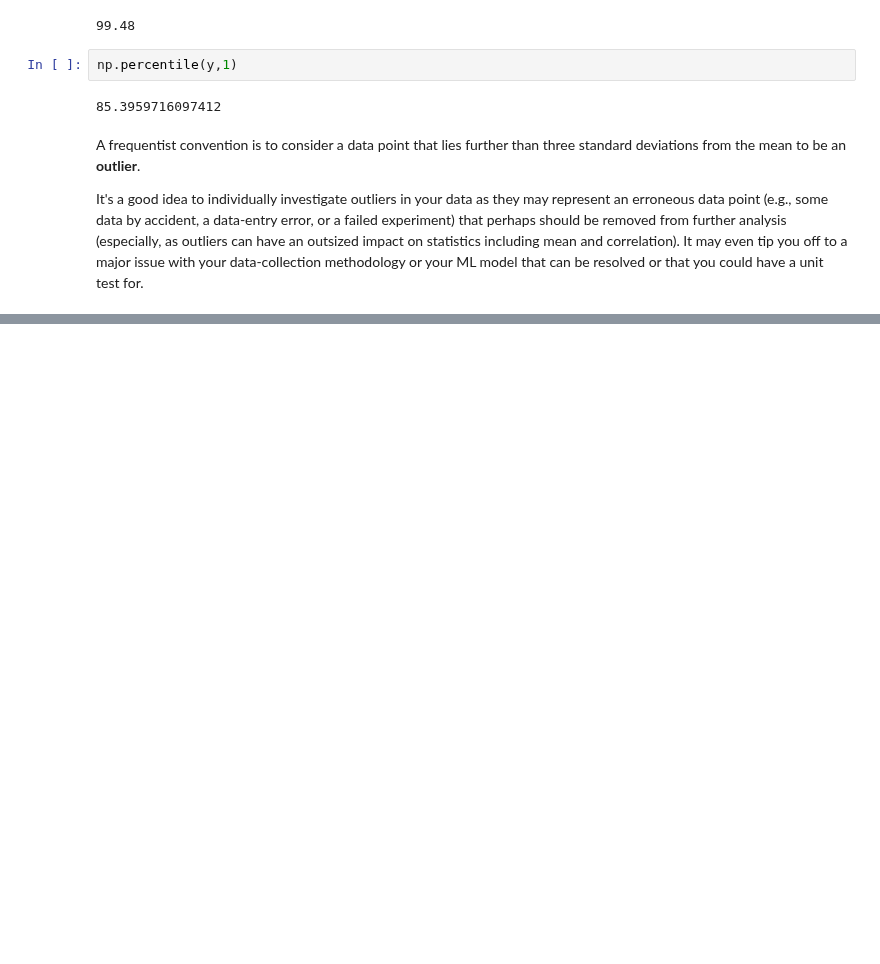
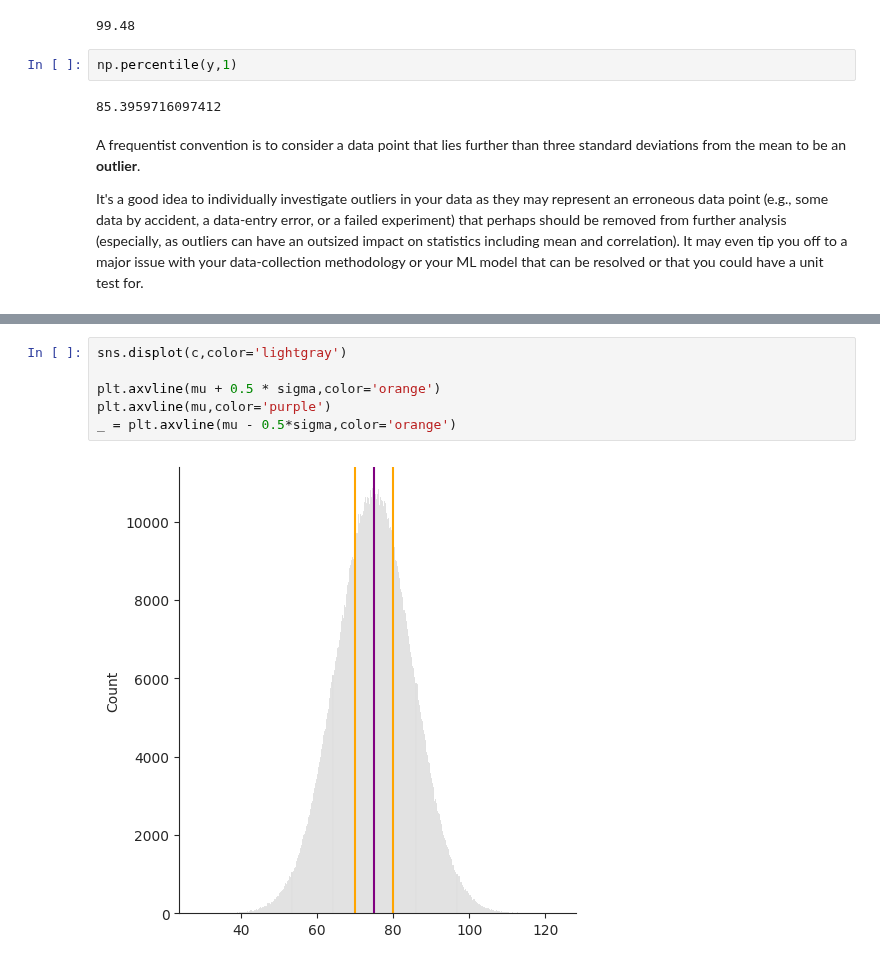
Before and after one commit to fakhar-iqbal/Machine_Learning_Fundamentals, a Jupyter notebook: Statistics.ipynb, the cells around one changed output, grey strips where cells are left out. Drawn from its saved outputs; the diff is of its cells as text; blank space fills up the shorter version.

```diff
--- a/Statistics.ipynb
+++ b/Statistics.ipynb
@@ -175,0 +238,8 @@ It's a good idea to individually investigate outliers in your data as they may r
+# %%
+sns.displot(c,color='lightgray')
+
+plt.axvline(mu + 0.5 * sigma,color='orange')
+plt.axvline(mu,color='purple')
+_ = plt.axvline(mu - 0.5*sigma,color='orange')
+# %% [output]
+[figure, added]
```
Also changed, not shown: parts of 25 cells of this notebook.
